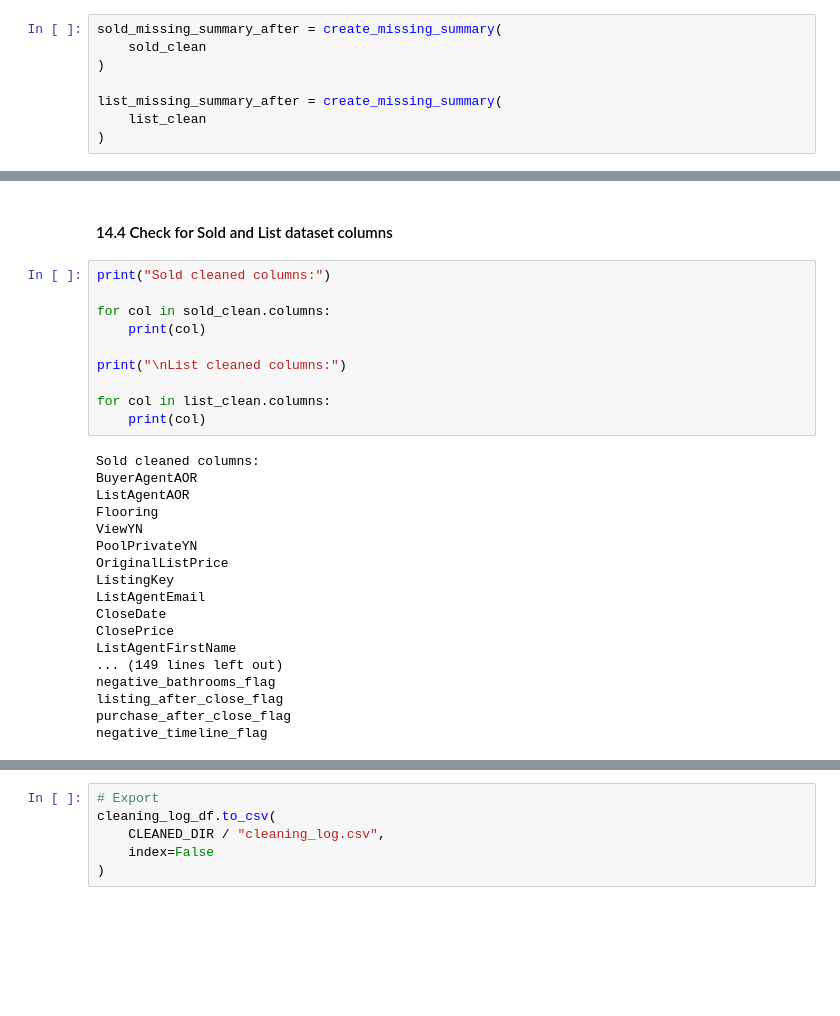
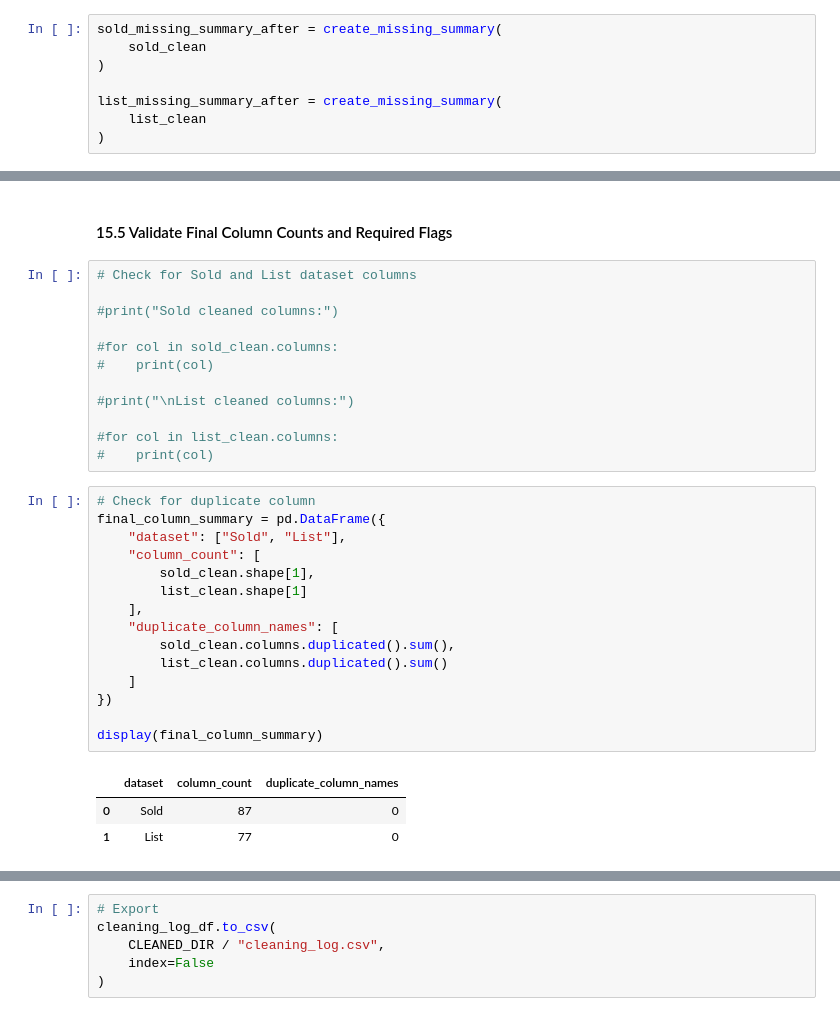
Before and after one commit to pintzu-22/IDXExchange-Data-Analyst-Intern, a Jupyter notebook: data_cleaning.ipynb, the cells around one changed output, grey strips where cells are left out. Saved outputs shown, nothing was run; the diff lists cells and outputs as text; blank space fills up the shorter version.

```diff
--- a/data_cleaning.ipynb
+++ b/data_cleaning.ipynb
@@ -1456,30 +1671,33 @@ Cleaned Sold missing value summary
 # %% [markdown]
-#### 14.4 Check for Sold and List dataset columns
+#### 15.5 Validate Final Column Counts and Required Flags
 # %%
-print("Sold cleaned columns:")
+# Check for Sold and List dataset columns
 
-for col in sold_clean.columns:
-    print(col)
+#print("Sold cleaned columns:")
 
-print("\nList cleaned columns:")
+#for col in sold_clean.columns:
+#    print(col)
 
-for col in list_clean.columns:
-    print(col)
+#print("\nList cleaned columns:")
+
+#for col in list_clean.columns:
+#    print(col)
-# %% [output]
-Sold cleaned columns:
-BuyerAgentAOR
-ListAgentAOR
-Flooring
-ViewYN
-PoolPrivateYN
-OriginalListPrice
-ListingKey
-ListAgentEmail
-CloseDate
-ClosePrice
-ListAgentFirstName
-... (149 lines left out)
-negative_bathrooms_flag
-listing_after_close_flag
-purchase_after_close_flag
-negative_timeline_flag
+# %%
+# Check for duplicate column
+final_column_summary = pd.DataFrame({
+    "dataset": ["Sold", "List"],
+    "column_count": [
+        sold_clean.shape[1],
+        list_clean.shape[1]
+    ],
+    "duplicate_column_names": [
+        sold_clean.columns.duplicated().sum(),
+        list_clean.columns.duplicated().sum()
+    ]
+})
+
+display(final_column_summary)
+# %% [output]
+|  | dataset | column_count | duplicate_column_names |
+| 0 | Sold | 87 | 0 |
+| 1 | List | 77 | 0 |
```
Also changed, not shown: parts of 66 cells of this notebook.
